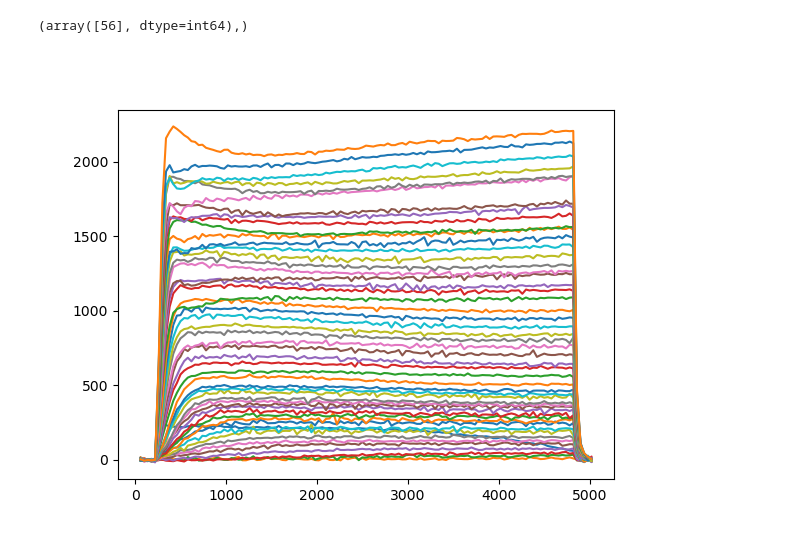
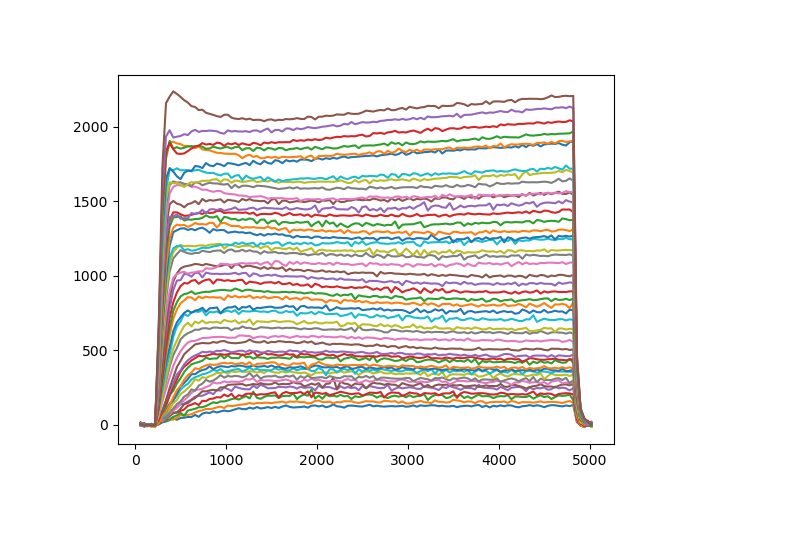
Before and after one commit to orlandomarcelo/DREAM_repo, a Jupyter notebook: Notebooks/test_oxygen.ipynb, the cells around one changed output. Saved outputs shown, nothing was run; the diff lists cells and outputs as text; code cells hidden in the pictures.

```diff
--- a/Notebooks/test_oxygen.ipynb
+++ b/Notebooks/test_oxygen.ipynb
@@ -51,14 +16,15 @@ import ExperimentClass
 import tools
 # %%
 importlib.reload(ExperimentClass)
-manip = ExperimentClass.Experiment("20230427_effect_of_light_intensity", "Oxygen_electrode", local = "IBPC" , diff_xaxis = True)
+manip = ExperimentClass.Experiment("20230427_Effect_of_light_intensity", "Oxygen_electrode", local = "IBPC" , diff_xaxis = True)
-# %%
-np.where(manip.Data.keys() == " E 151")
-# %% [output]
-(array([56], dtype=int64),)
+# %%
+importlib.reload(tools)
+with_pierre_records = tools.create_record_list("55-62,68-70")
+gamme_records = tools.create_record_list("156-201")
 # %%
 plt.figure()
-for i in np.arange(55,56+51,1):
-    plt.plot(manip.clean_times[i], manip.clean_data[i])
+
+for k in gamme_records:
+    plt.plot(manip.clean_times[manip.records.index(k)], manip.clean_data[manip.records.index(k)], label = k)
 # %% [output]
-[figure, old version]
+[figure, new version]
```
Also changed, not shown: parts of 8 cells of this notebook.
